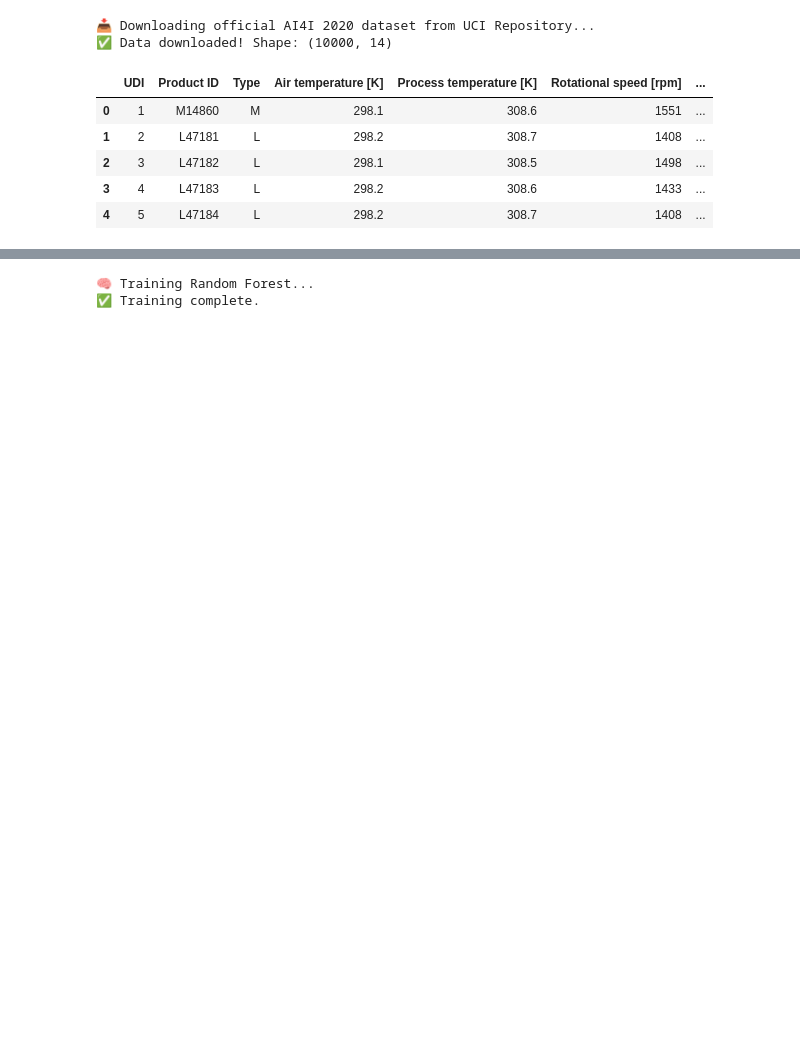
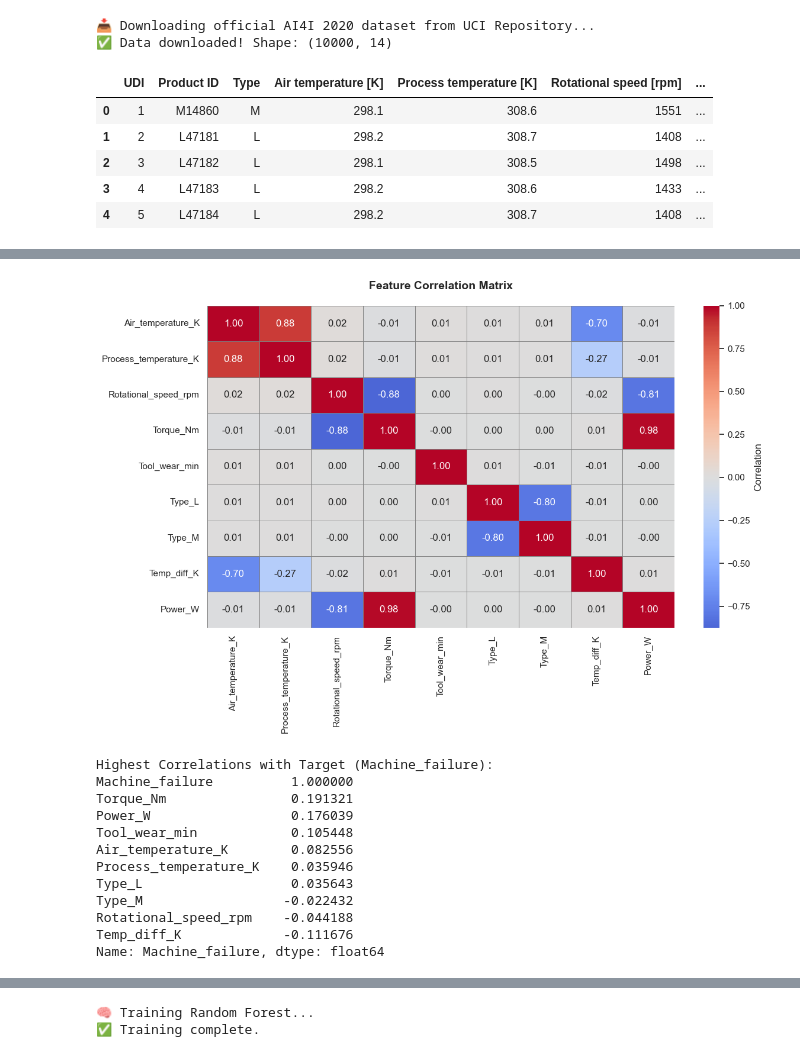
Before and after one commit to anikerry/predictive_maintenance_project, a Jupyter notebook: src/train.ipynb, the cells around one changed output, grey strips where cells are left out. Cells and saved outputs as stored; diff of their text form; code cells hidden in the pictures; blank space fills up the shorter version.

```diff
--- a/src/train.ipynb
+++ b/src/train.ipynb
@@ -70,3 +70,29 @@ Features ready for modeling:
 | 2 | 298.1 | 308.5 | 1498 | 49.4 | 5 | True | ... |
 | 3 | 298.2 | 308.6 | 1433 | 39.5 | 7 | True | ... |
 | 4 | 298.2 | 308.7 | 1408 | 40.0 | 9 | True | ... |
+# %%
+# Feature Correlations Heatmap
+plt.figure(figsize=(12, 8))
+correlation_matrix = X.corr()
+sns.heatmap(correlation_matrix, annot=True, fmt='.2f', cmap='coolwarm', center=0,
+            cbar_kws={'label': 'Correlation'}, linewidths=0.5, linecolor='gray')
+plt.title('Feature Correlation Matrix', fontsize=14, fontweight='bold', pad=20)
+plt.tight_layout()
+plt.show()
+
+print("\nHighest Correlations with Target (Machine_failure):")
+print(df[list(X.columns) + ['Machine_failure']].corr()['Machine_failure'].sort_values(ascending=False))
+# %% [output]
+[figure, added]
+Highest Correlations with Target (Machine_failure):
+Machine_failure          1.000000
+Torque_Nm                0.191321
+Power_W                  0.176039
+Tool_wear_min            0.105448
+Air_temperature_K        0.082556
+Process_temperature_K    0.035946
+Type_L                   0.035643
+Type_M                  -0.022432
+Rotational_speed_rpm    -0.044188
+Temp_diff_K             -0.111676
+Name: Machine_failure, dtype: float64
```
Also changed, not shown: parts of 15 cells of this notebook, 10 other files.
